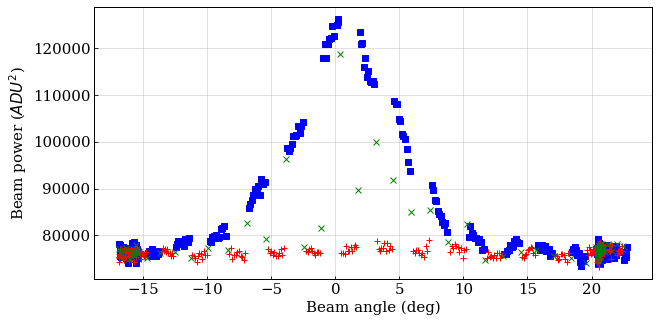
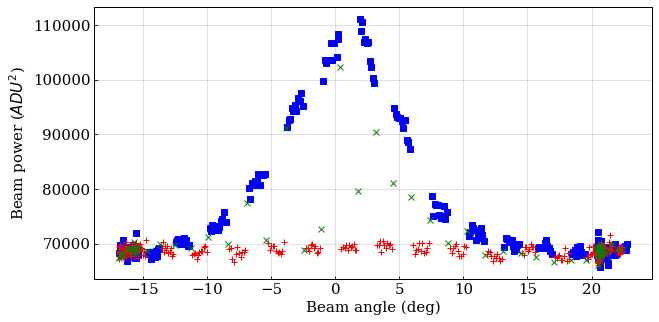
Code edit (unified diff) that turned the first committed figure into the second:
--- before
+++ after
@@ -15,7 +15,7 @@
 
 plt.figure(figsize=(10,5))
-plt.plot(drone_angles[inds_on],bgsub_powmag_310[inds_on,310,7], 'bs')
-plt.plot(drone_angles[inds_off],pow_mag[inds_off,310,7], 'r+')
-plt.plot(drone_angles[inds_span],pow_mag[inds_span,310,7], 'gx')
+plt.plot(drone_angles[inds_on],bgsub_powmag_325[inds_on,325,7], 'bs')
+plt.plot(drone_angles[inds_off],pow_mag[inds_off,325,7], 'r+')
+plt.plot(drone_angles[inds_span],pow_mag[inds_span,325,7], 'gx')
 #plt.plot(drone_angles,10*np.log(pow_mag[:,325,8]), 'r+')
 plt.xlabel("Beam angle (deg)")

Commit: Added code to chamberdata file to analyse without glitched pulses